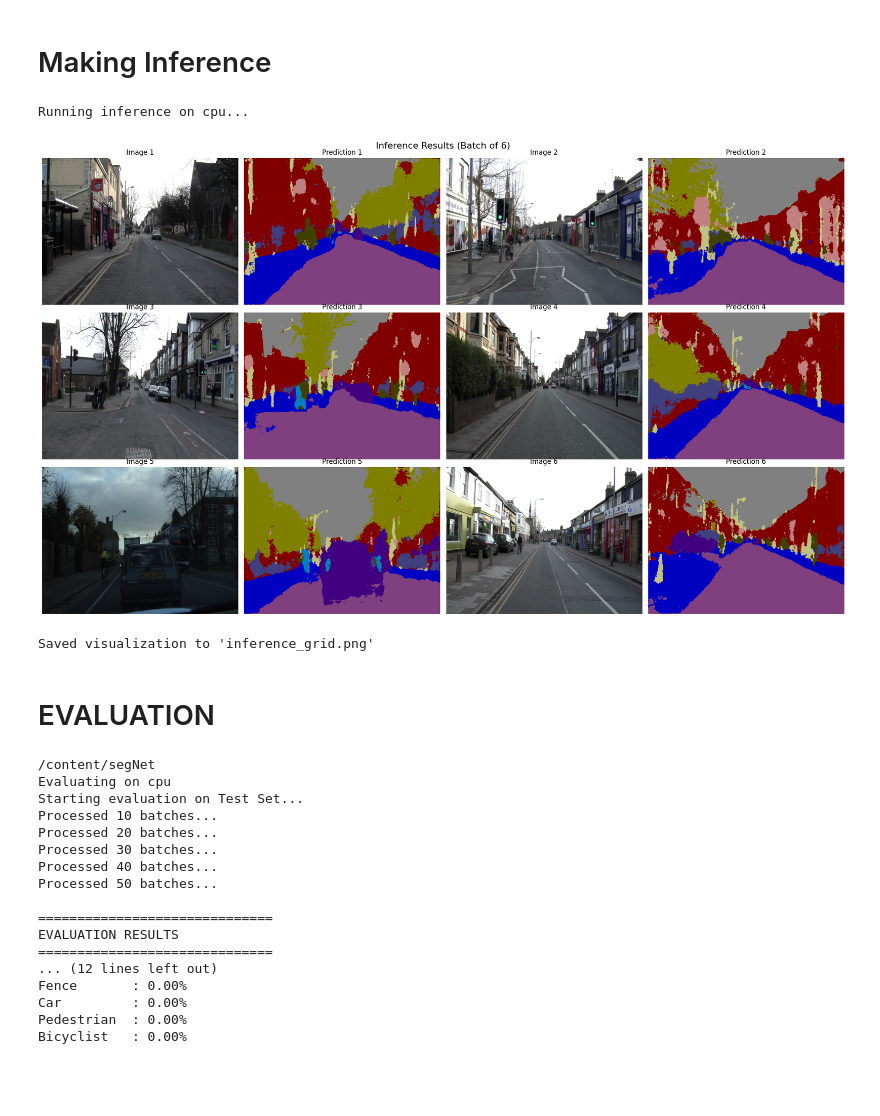
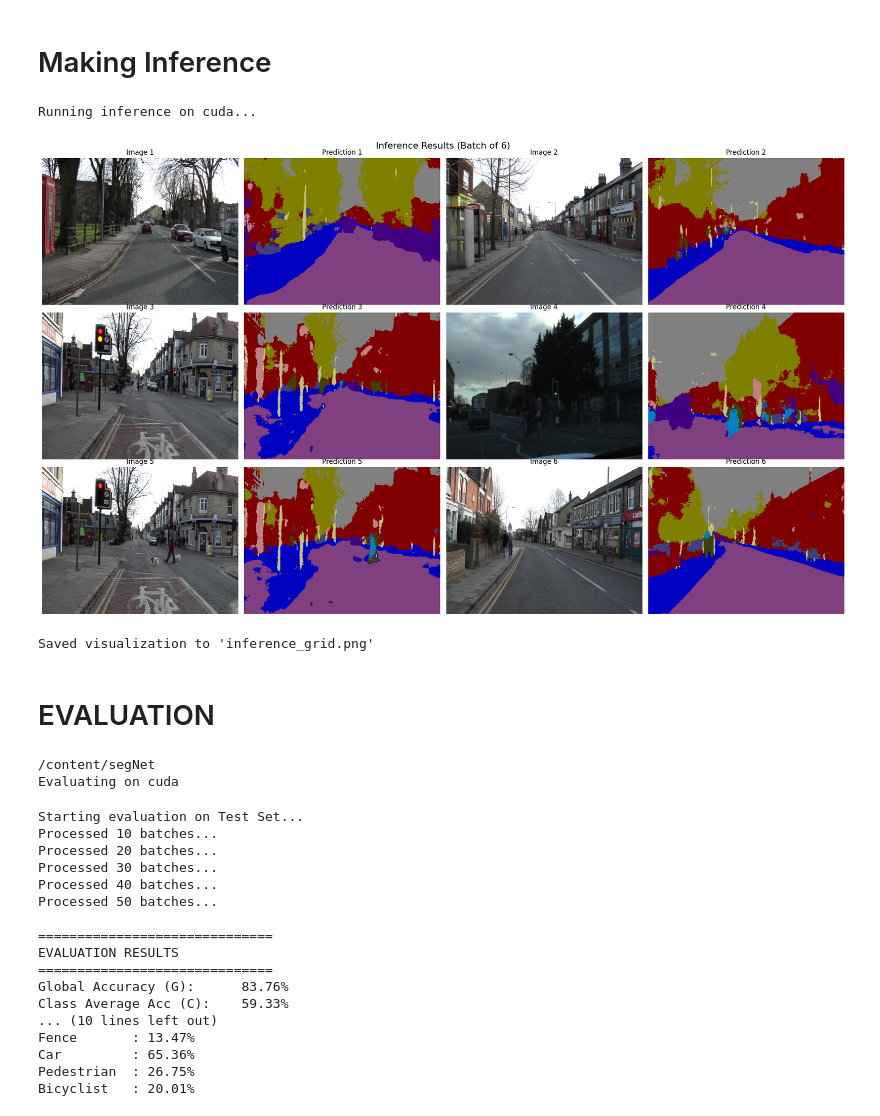
Before and after one commit to statistical-lies/SegNet-Implementation-project, a Jupyter notebook: colab_runner.ipynb, the cells around one changed output. Cells and saved outputs as stored; diff of their text form; code cells hidden in the pictures; blank space fills up the shorter version.

```diff
--- a/colab_runner.ipynb
+++ b/colab_runner.ipynb
@@ -131,7 +131,7 @@ def visualize_results():
     # 1. Load Data
     # We create a loader with batch_size=6 to get exactly 6 images at once
     # Correcting the arguments for CamVidDataset to point to image and mask directories
-    test_dataset = CamVidDataset('./CamVid/test', './CamVid/testannot')
+    test_dataset = CamVidDataset(TXT_TEST, ROOT_DIR)
 
     # Check if we have enough images
     if len(test_dataset) < 6:
@@ -186,35 +186,35 @@ def visualize_results():
         col_start = (i % 2) * 2
 
         # --- INPUT IMAGE ---
         ax_img = axes[row, col_start]
         # Un-normalize
         img_vis = images[i] * std + mean
         # Convert (C, H, W) -> (H, W, C) and clamp to 0-1
         img_vis = img_vis.permute(1, 2, 0).numpy()
         img_vis = np.clip(img_vis, 0, 1)
 
         ax_img.imshow(img_vis)
         ax_img.set_title(f"Image {i+1}")
         ax_img.axis('off')
 
         # --- PREDICTION ---
         ax_pred = axes[row, col_start + 1]
         pred_rgb = decode_segmap(preds[i])
 
         ax_pred.imshow(pred_rgb)
         ax_pred.set_title(f"Prediction {i+1}")
         ax_pred.axis('off')
 
     plt.tight_layout()
     plt.savefig('inference_grid.png')
     plt.show()
     print("Saved visualization to 'inference_grid.png'")
 
 if __name__ == "__main__":
     visualize_results()
 # %% [output]
-Running inference on cpu...
+Running inference on cuda...
-[figure, old version]
+[figure, new version]
 Saved visualization to 'inference_grid.png'
 # %% [markdown]
 # EVALUATION
@@ -228,8 +228,8 @@ from main import SegNet, CamVidDataset  # Import from your main script
 
 # --- CONFIGURATION ---
 MODEL_PATH = 'segnet_final.pth'
-TEST_IMAGES_DIR = './CamVid/test'  # Path to test images
-TEST_MASKS_DIR = './CamVid/testannot' # Path to test masks
+TXT_TEST = './CamVid/test.txt'  # Correct file path for test data list
+ROOT_DIR = '.' # Root directory where CamVid folder resides
 BATCH_SIZE = 4
 NUM_CLASSES = 11
 
@@ -296,7 +296,7 @@ if __name__ == "__main__":
     print(f"Evaluating on {device}")
 
     # Load Data
-    test_dataset = CamVidDataset(TEST_IMAGES_DIR, TEST_MASKS_DIR)
+    test_dataset = CamVidDataset(TXT_TEST, ROOT_DIR)
     test_loader = DataLoader(test_dataset, batch_size=BATCH_SIZE, shuffle=False, num_workers=4)
 
     # Load Model
@@ -322,19 +322,21 @@ if __name__ == "__main__":
         print(f"{name:12s}: {per_class_iou[i]*100:.2f}%")
 # %% [output]
 /content/segNet
-Evaluating on cpu
-Starting evaluation on Test Set...
-Processed 10 batches...
-Processed 20 batches...
-Processed 30 batches...
-Processed 40 batches...
-Processed 50 batches...
-
-==============================
-EVALUATION RESULTS
-==============================
-... (12 lines left out)
-Fence       : 0.00%
-Car         : 0.00%
-Pedestrian  : 0.00%
-Bicyclist   : 0.00%
+Evaluating on cuda
+Starting evaluation on Test Set...
+Processed 10 batches...
+Processed 20 batches...
+Processed 30 batches...
+Processed 40 batches...
+Processed 50 batches...
+
+==============================
+EVALUATION RESULTS
+==============================
+Global Accuracy (G):      83.76%
+Class Average Acc (C):    59.33%
+... (10 lines left out)
+Fence       : 13.47%
+Car         : 65.36%
+Pedestrian  : 26.75%
+Bicyclist   : 20.01%
```
Also changed, not shown: parts of 4 cells of this notebook.
